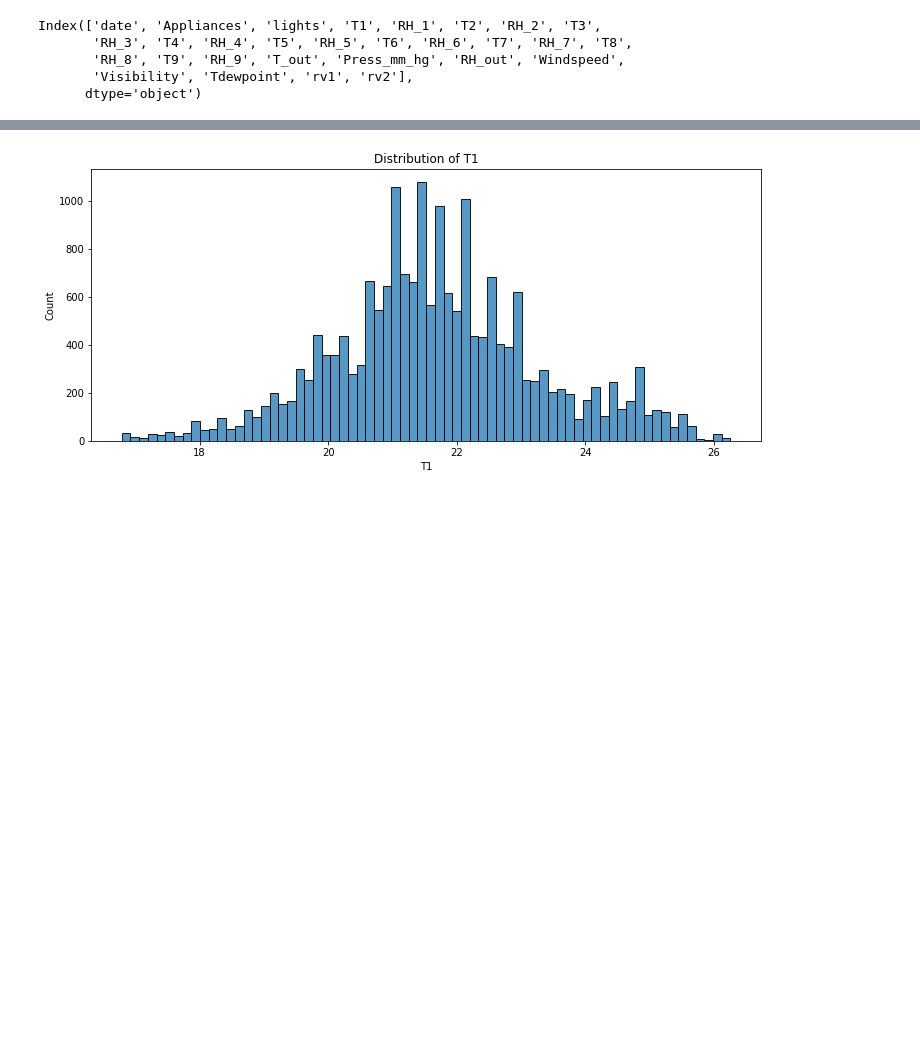
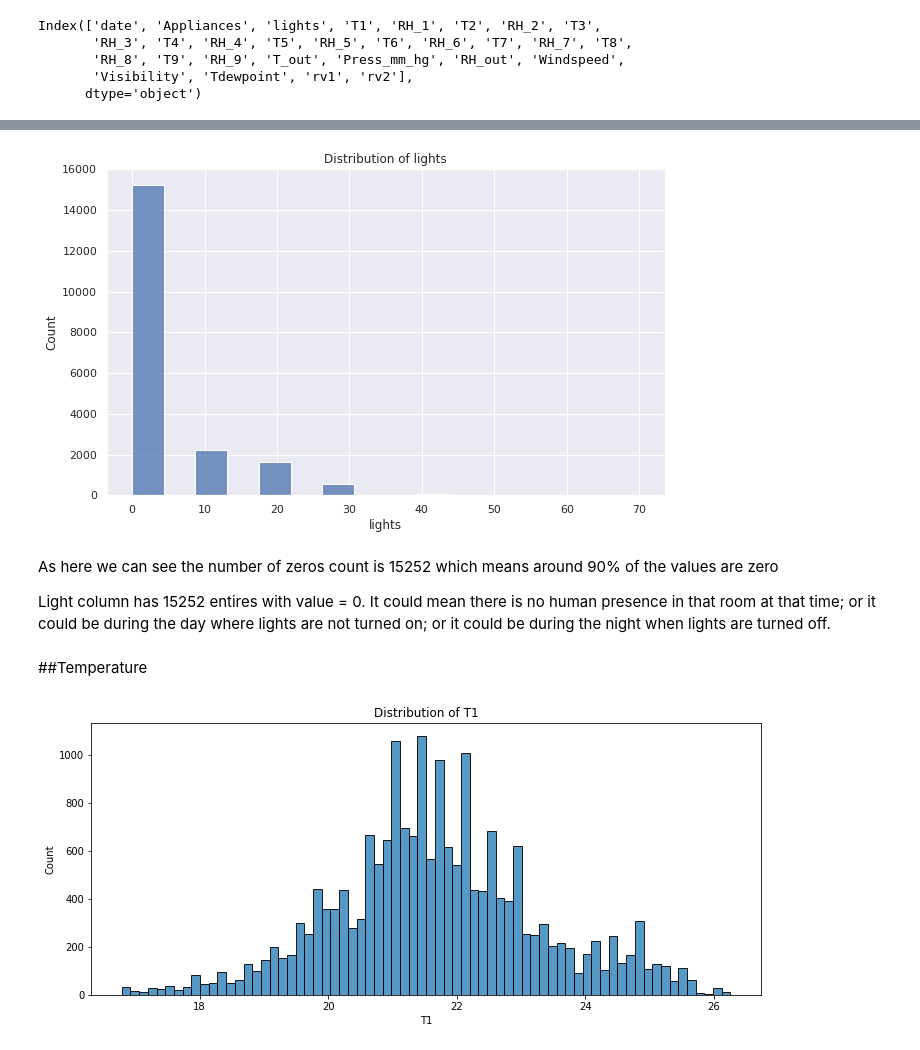
Before and after one commit to Yogesh-8998/Energy-Appliances-Prediction, a Jupyter notebook: Appliances_Energy_Prediction.ipynb, the cells around one changed output, grey strips where cells are left out. Saved outputs shown, nothing was run; the diff lists cells and outputs as text; code cells hidden in the pictures; blank space fills up the shorter version.

```diff
--- a/Appliances_Energy_Prediction.ipynb
+++ b/Appliances_Energy_Prediction.ipynb
@@ -135,3 +295,16 @@ random_col = ['rv1', 'rv2']
+# %%
+plt.figure(figsize = (10,6))
+sns.histplot(data=df, x='lights')
+plt.title(f'Distribution of lights')
+plt.show()
+# %% [output]
+[figure, added]
+# %% [markdown]
+As here we can see the number of zeros count is 15252 which means around 90% of the values are zero
+
+Light column has 15252 entires with value = 0. It could mean there is no human presence in that room at that time; or it could be during the day where lights are not turned on; or it could be during the night when lights are turned off.
+# %% [markdown]
+##Temperature
 # %%
 for i, col in enumerate(df[temp_col]):
   plt.figure(figsize=(12,5))
```
Also changed, not shown: parts of 100 cells of this notebook.
